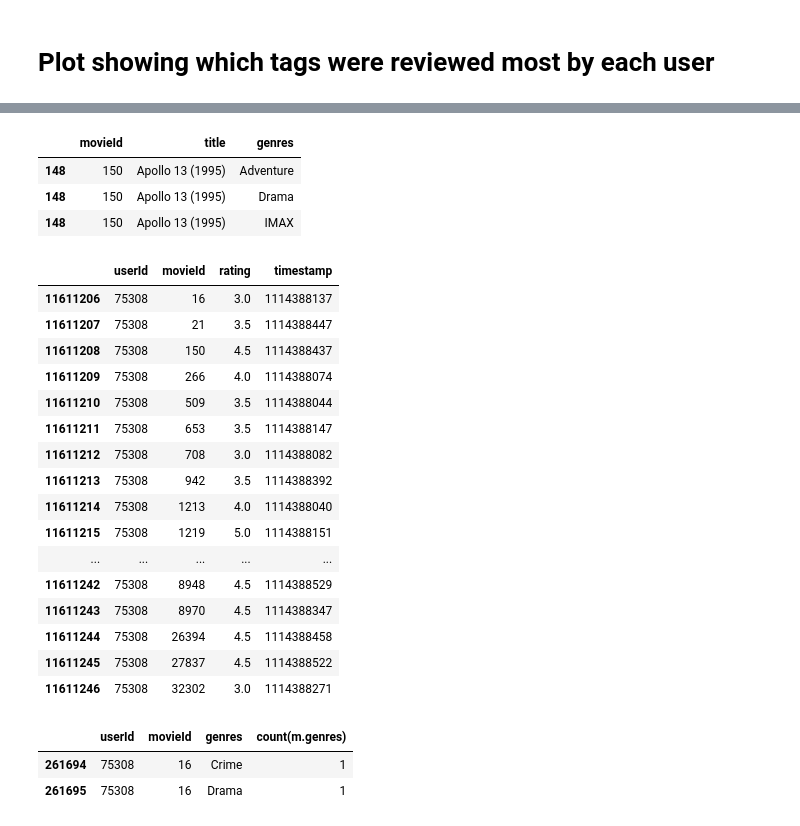
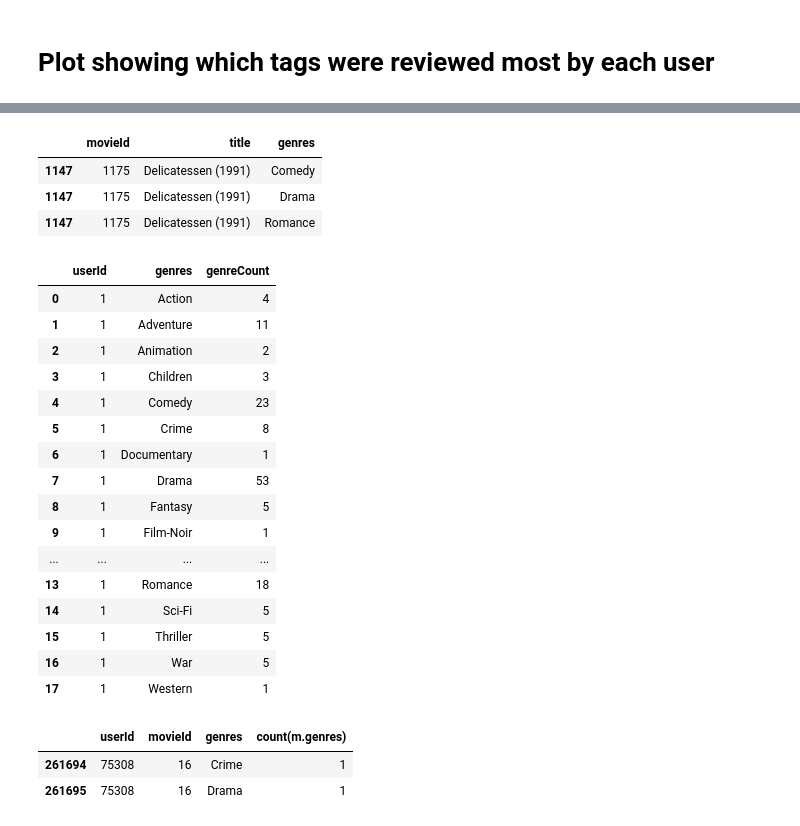
Before and after one commit to rkbhkp/Movie-Recomendation-with-ML, a Jupyter notebook: Milestone_2.ipynb, the cells around one changed output, grey strips where cells are left out. Saved outputs shown, nothing was run; the diff lists cells and outputs as text; code cells hidden in the pictures.

```diff
--- a/Milestone_2.ipynb
+++ b/Milestone_2.ipynb
@@ -420,3 +420,6 @@ plt.bar_label(bars)
 The table above is a histogram that shows the number of times each tag was used. So as you can see there were 950 tags that were used less than 1000 times and only 1 tag (sci-fi) that was used around 8000 times.
 # %% [markdown]
 # Plot showing which tags were reviewed most by each user
+# %%
+ratings_small = ratings.head(100)
+ratings_small
@@ -423,12 +440,21 @@ The table above is a histogram that shows the number of times each tag was used.
 # %%
-q = """Select s.userId, s.movieId, m.genres, count(m.genres)
+q = """select userId, genres, Max(genreCount) from (Select s.userId, m.genres, count(m.genres) as genreCount
     from (SELECT t.userId, t.movieId
-    FROM ratings as t
-    group by t.userId) as s
+    FROM ratings_small as t
+    group by t.userId, t.movieId) as s
+    join movies_split as m
+    on s.movieId = m.movieId
+    group by userId, genres)as k
+    group by userId;"""
+q2 = """Select s.userId, m.genres, count(m.genres) as genreCount
+    from (SELECT t.userId, t.movieId
+    FROM ratings_small as t
+    group by t.userId, t.movieId) as s
     join movies_split as m
     on s.movieId = m.movieId
     group by userId, genres;"""
 uid_count = pysqdf(q)
+uid_count_inner = pysqdf(q2)
 # %%
 uid_count
 # %% [output]
@@ -448,30 +464,30 @@ uid_count
 # %%
-movies_split[movies_split["movieId"] == 150]
+movies_split[movies_split["movieId"] == 1175]
 # %% [output]
 |  | movieId | title | genres |
-| 148 | 150 | Apollo 13 (1995) | Adventure |
-| 148 | 150 | Apollo 13 (1995) | Drama |
-| 148 | 150 | Apollo 13 (1995) | IMAX |
+| 1147 | 1175 | Delicatessen (1991) | Comedy |
+| 1147 | 1175 | Delicatessen (1991) | Drama |
+| 1147 | 1175 | Delicatessen (1991) | Romance |
 # %%
-ratings[ratings["userId"] == 75308]
+uid_count_inner[uid_count_inner["userId"] == 1]
 # %% [output]
-|  | userId | movieId | rating | timestamp |
-| 11611206 | 75308 | 16 | 3.0 | 1114388137 |
-| 11611207 | 75308 | 21 | 3.5 | 1114388447 |
-| 11611208 | 75308 | 150 | 4.5 | 1114388437 |
-| 11611209 | 75308 | 266 | 4.0 | 1114388074 |
-| 11611210 | 75308 | 509 | 3.5 | 1114388044 |
-| 11611211 | 75308 | 653 | 3.5 | 1114388147 |
-| 11611212 | 75308 | 708 | 3.0 | 1114388082 |
-| 11611213 | 75308 | 942 | 3.5 | 1114388392 |
-| 11611214 | 75308 | 1213 | 4.0 | 1114388040 |
-| 11611215 | 75308 | 1219 | 5.0 | 1114388151 |
-| ... | ... | ... | ... | ... |
-| 11611242 | 75308 | 8948 | 4.5 | 1114388529 |
-| 11611243 | 75308 | 8970 | 4.5 | 1114388347 |
-| 11611244 | 75308 | 26394 | 4.5 | 1114388458 |
-| 11611245 | 75308 | 27837 | 4.5 | 1114388522 |
-| 11611246 | 75308 | 32302 | 3.0 | 1114388271 |
+|  | userId | genres | genreCount |
+| 0 | 1 | Action | 4 |
+| 1 | 1 | Adventure | 11 |
+| 2 | 1 | Animation | 2 |
+| 3 | 1 | Children | 3 |
+| 4 | 1 | Comedy | 23 |
+| 5 | 1 | Crime | 8 |
+| 6 | 1 | Documentary | 1 |
+| 7 | 1 | Drama | 53 |
+| 8 | 1 | Fantasy | 5 |
+| 9 | 1 | Film-Noir | 1 |
+| ... | ... | ... | ... |
+| 13 | 1 | Romance | 18 |
+| 14 | 1 | Sci-Fi | 5 |
+| 15 | 1 | Thriller | 5 |
+| 16 | 1 | War | 5 |
+| 17 | 1 | Western | 1 |
 # %%
 uid_count[uid_count['userId'] == 75308]
 # %% [output]
```
Also changed, not shown: parts of 2 cells of this notebook.
